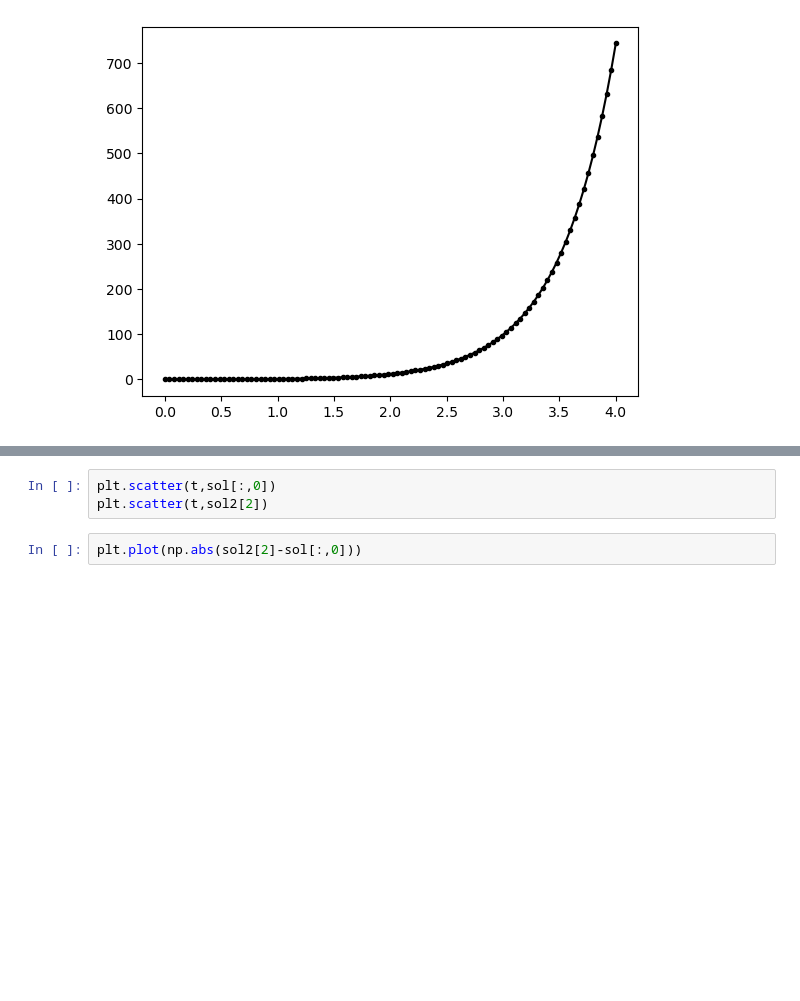
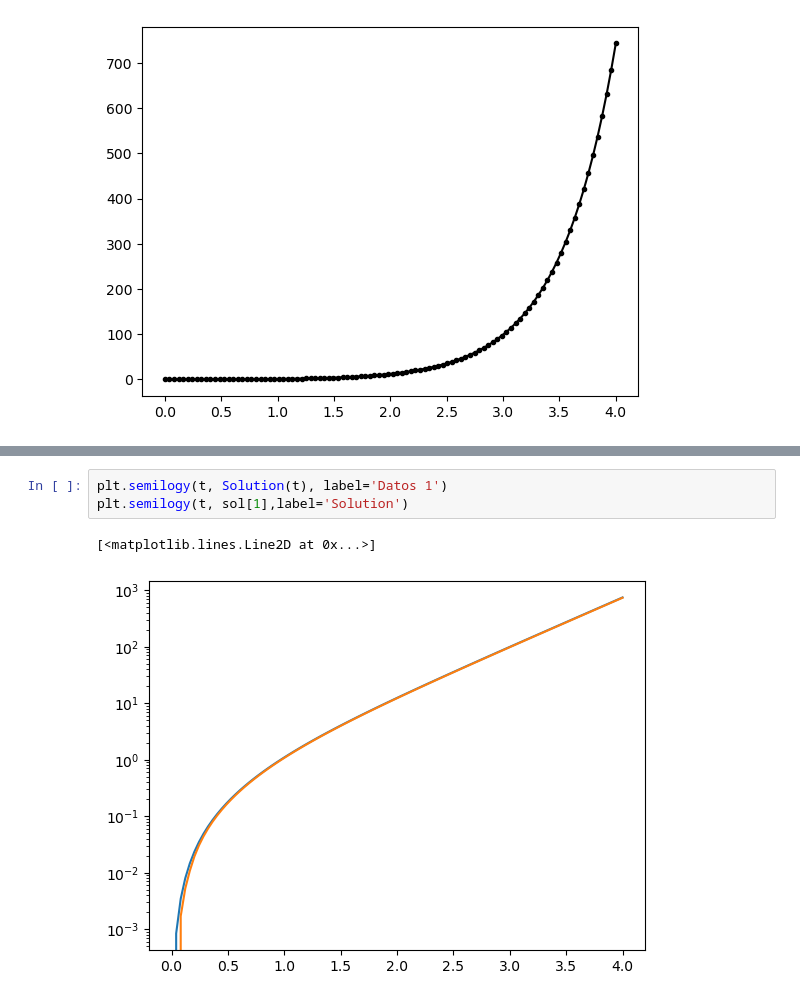
Before and after one commit to GuidoFawkes06/MetodosII_FabianMartinez, a Jupyter notebook: Parcial 2/Punto1.ipynb, the cells around one changed output, grey strips where cells are left out. Saved outputs shown, nothing was run; the diff lists cells and outputs as text; blank space fills up the shorter version.

```diff
--- a/Parcial 2/Punto1.ipynb
+++ b/Parcial 2/Punto1.ipynb
@@ -117,5 +121,6 @@ UnboundLocalError: local variable 'i' referenced before assignment
-# %%
-plt.scatter(t,sol[:,0])
-plt.scatter(t,sol2[2])
-# %%
-plt.plot(np.abs(sol2[2]-sol[:,0]))
+# %%
+plt.semilogy(t, Solution(t), label='Datos 1')
+plt.semilogy(t, sol[1],label='Solution')
+# %% [output]
+[<matplotlib.lines.Line2D at 0x...>]
+[figure, added]
```
Also changed, not shown: parts of 4 cells of this notebook.
